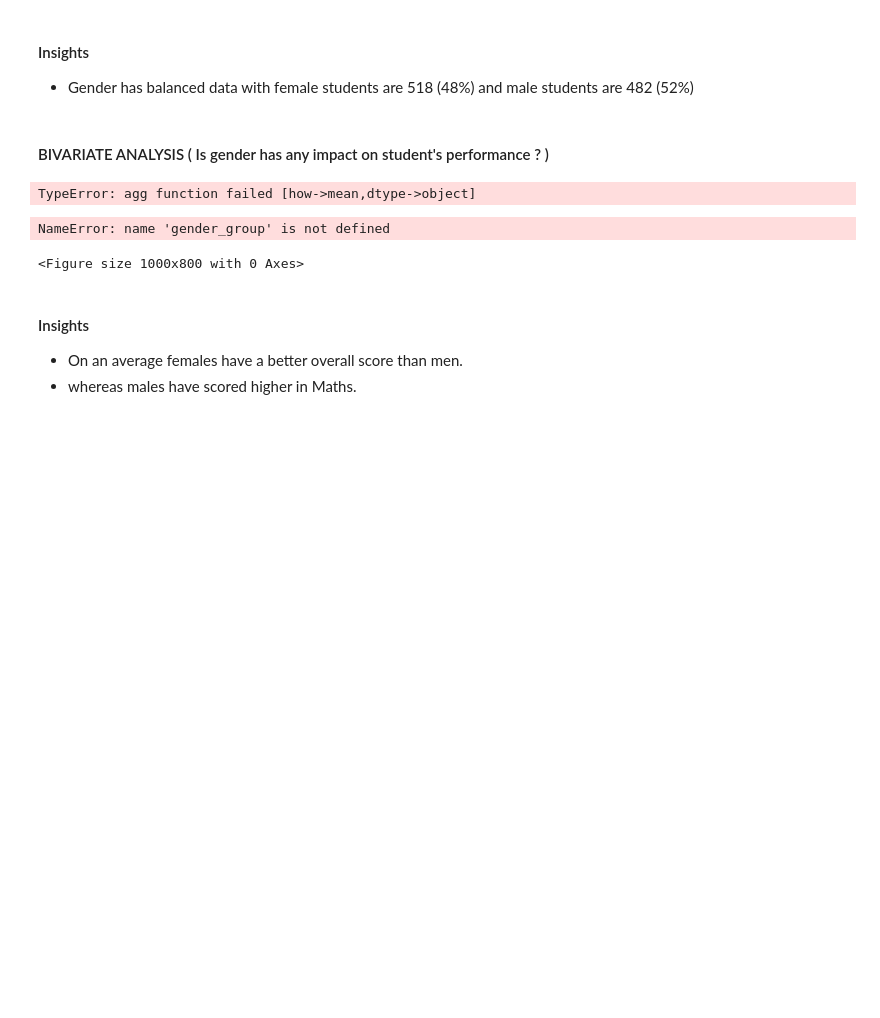
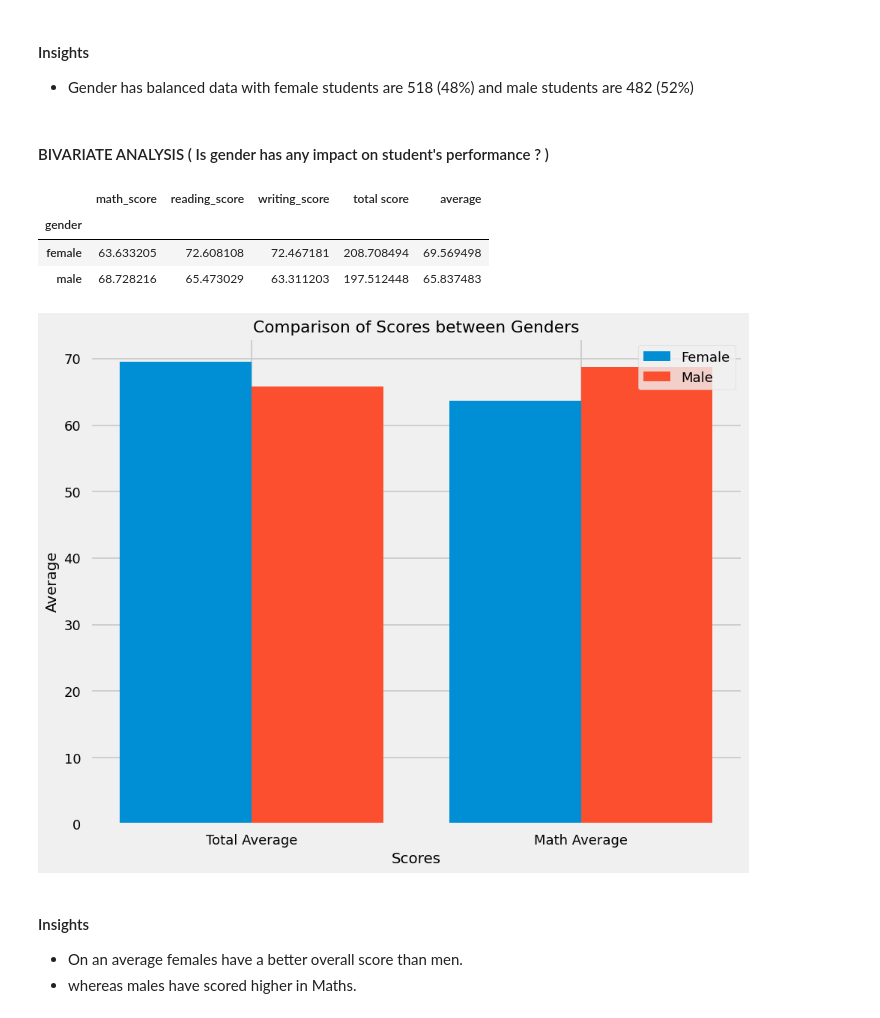
Before and after one commit to Srihari3258/Machine-Learning-Project, a Jupyter notebook: Notebook/1 . EDA STUDENT PERFORMANCE .ipynb, the cells around one changed output. Saved outputs shown, nothing was run; the diff lists cells and outputs as text; code cells hidden in the pictures; blank space fills up the shorter version.

```diff
--- a/Notebook/1 . EDA STUDENT PERFORMANCE .ipynb
+++ b/Notebook/1 . EDA STUDENT PERFORMANCE .ipynb
@@ -435,32 +435,35 @@ plt.show()
 # %% [markdown]
 #### BIVARIATE ANALYSIS ( Is gender has any impact on student's performance ? )
 # %%
-gender_group = df.groupby('gender').mean()
+numeric_cols = df.select_dtypes(include='number')
+
+gender_group = df.groupby('gender')[numeric_cols.columns].mean()
 gender_group
 # %% [output]
-TypeError: agg function failed [how->mean,dtype->object]
+|  | math_score | reading_score | writing_score | total score | average |
+| gender |  |  |  |  |  |
+| female | 63.633205 | 72.608108 | 72.467181 | 208.708494 | 69.569498 |
+| male | 68.728216 | 65.473029 | 63.311203 | 197.512448 | 65.837483 |
 # %%
-plt.figure(figsize=(10, 8))
-
-X = ['Total Average','Math Average']
+female_scores = [gender_group.loc['female', 'average'], gender_group.loc['female', 'math_score']]
+male_scores = [gender_group.loc['male', 'average'], gender_group.loc['male', 'math_score']]
 
 
-female_scores = [gender_group['average'][0], gender_group['math_score'][0]]
-male_scores = [gender_group['average'][1], gender_group['math_score'][1]]
-
+X = ['Total Average', 'Math Average']
 X_axis = np.arange(len(X))
 
-plt.bar(X_axis - 0.2, male_scores, 0.4, label = 'Male')
-plt.bar(X_axis + 0.2, female_scores, 0.4, label = 'Female')
+plt.figure(figsize=(10, 8))
+plt.bar(X_axis - 0.2, female_scores, 0.4, label='Female')
+plt.bar(X_axis + 0.2, male_scores, 0.4, label='Male')
 
 plt.xticks(X_axis, X)
-plt.ylabel("Marks")
-plt.title("Total average v/s Math average marks of both the genders", fontweight='bold')
+plt.xlabel("Scores")
+plt.ylabel("Average")
+plt.title("Comparison of Scores between Genders")
 plt.legend()
 plt.show()
 # %% [output]
-NameError: name 'gender_group' is not defined
-<Figure size 1000x800 with 0 Axes>
+[figure, added]
 # %% [markdown]
 #### Insights
 - On an average females have a better overall score than men.
```
Also changed, not shown: parts of 18 cells of this notebook, 11 other files.
